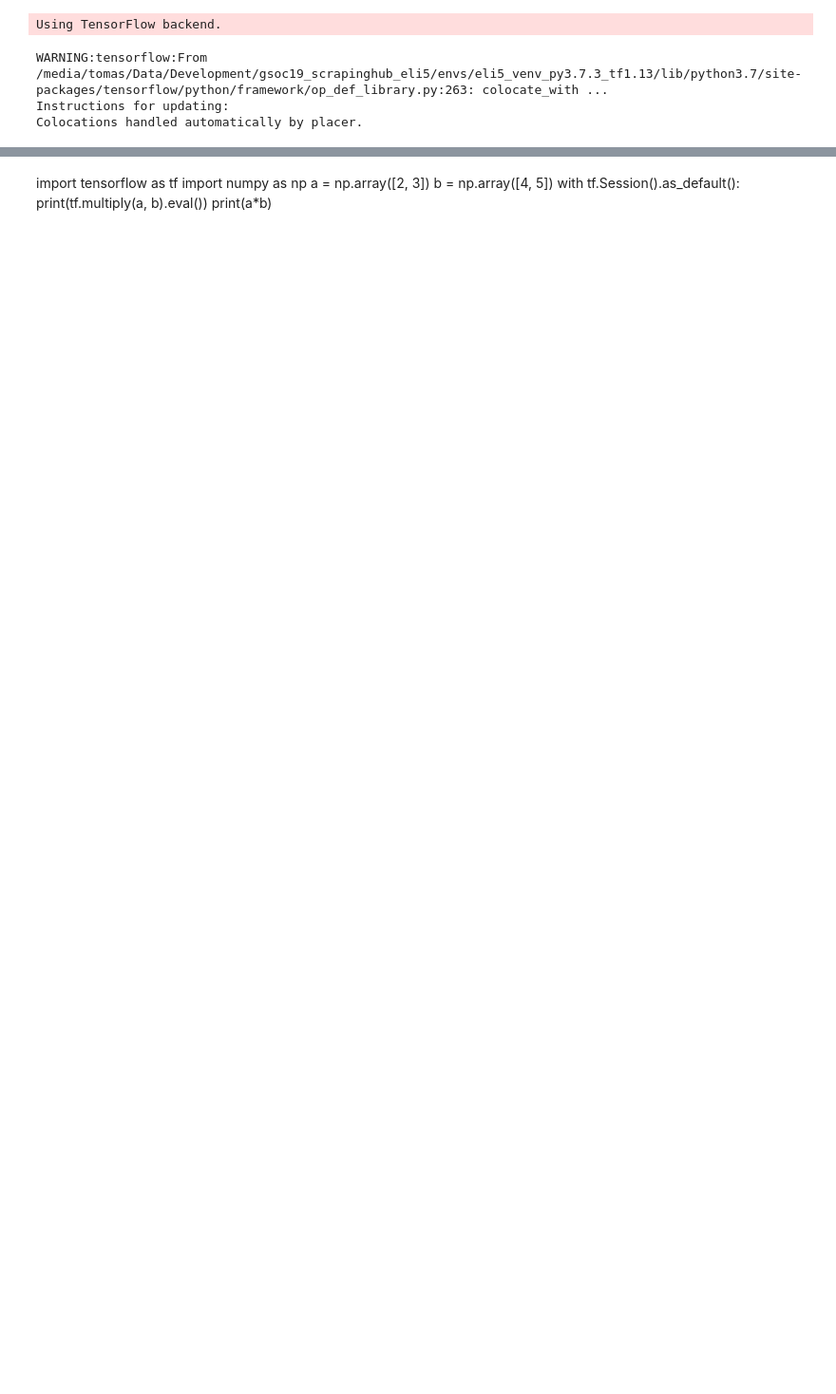
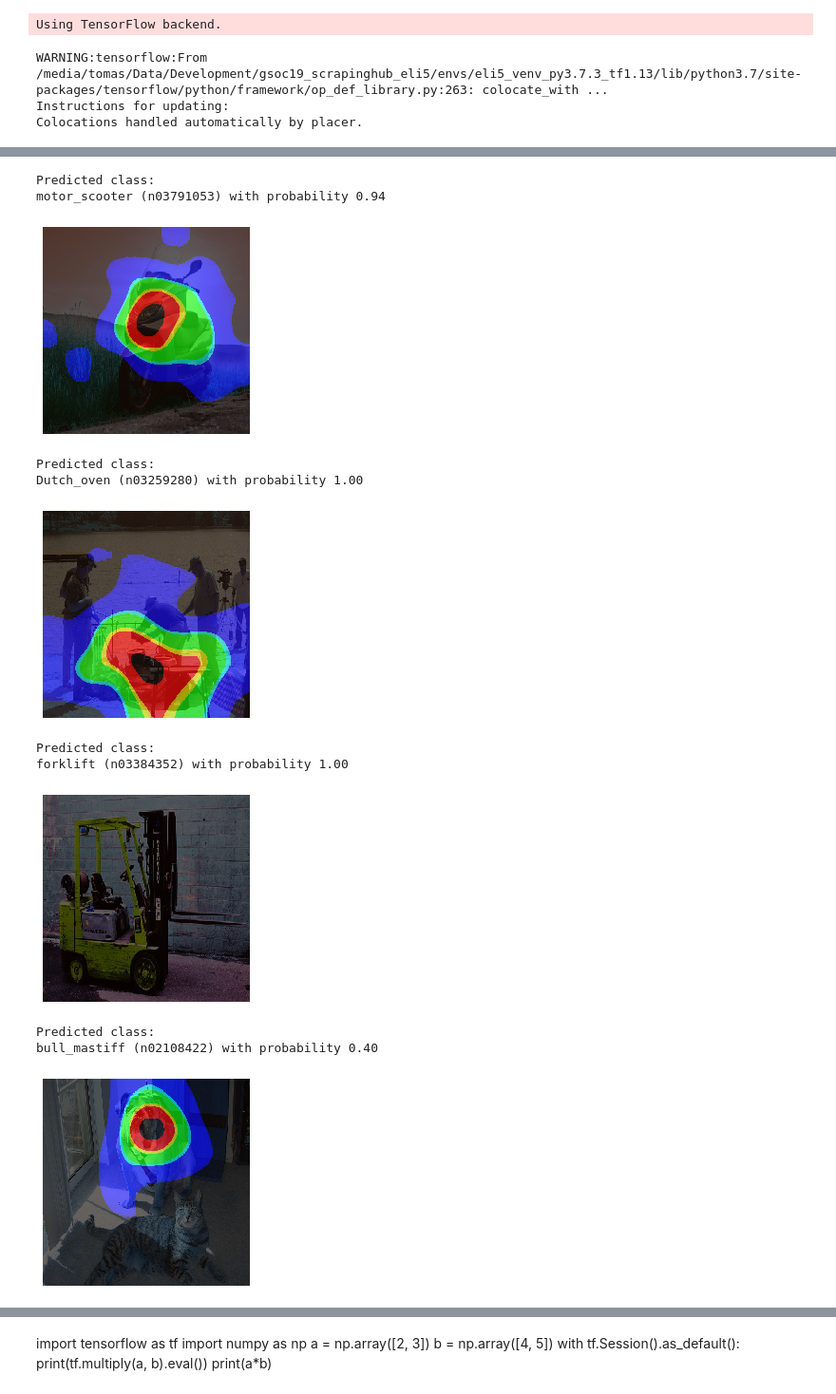
Before and after one commit to TeamHG-Memex/eli5, a Jupyter notebook: keras_image_prediction.ipynb, the cells around one changed output, grey strips where cells are left out. Shown at 95% size. Drawn from its saved outputs; the diff is of its cells as text; code cells hidden in the pictures; blank space fills up the shorter version.

```diff
--- a/keras_image_prediction.ipynb
+++ b/keras_image_prediction.ipynb
@@ -3,9 +3,7 @@
 %autoreload 2
 # %%
 import keras
-from keras.applications.vgg16 import VGG16
-
-img = 'examples/cat_dog.jpg'
+import keras.applications
 # %% [output]
 Using TensorFlow backend.
 # %%
@@ -14,10 +12,3 @@ vgg16 = VGG16(include_top=True, weights='imagenet', classes=1000)
 WARNING:tensorflow:From /media/tomas/Data/Development/gsoc19_scrapinghub_eli5/envs/eli5_venv_py3.7.3_tf1.13/lib/python3.7/site-packages/tensorflow/python/framework/op_def_library.py:263: colocate_with ...
 Instructions for updating:
 Colocations handled automatically by placer.
-# %%
-import eli5
-import os
-
-for img in os.listdir('examples/'):
-    E = eli5.explain_prediction(vgg16, os.path.join('examples/', img))
-    I = eli5.formatters.image.format_as_image(E)
@@ -75,0 +21,2 @@ print(a[:,:,0].shape)
+# %%
+resnet50 = keras.applications.resnet50.ResNet50(include_top=True, weights='imagenet', input_tensor=None, input_shape=None, pooling=None, classes=1000)
@@ -75,0 +33,46 @@ print(a[:,:,0].shape)
+# %%
+import eli5
+import os
+import matplotlib.pyplot as plt
+
+def show_dir(model, img_dir, *args, **kwargs):
+    imgs = os.listdir(img_dir)
+    for i, img in enumerate(imgs):
+        I = show(model, os.path.join(img_dir, img), *args, **kwargs)
+
+def show(model, img, *args, **kwargs):
+    E = eli5.explain_prediction(model, img, *args, **kwargs)
+    I = eli5.formatters.image.format_as_image(E)
+    return I
+
+# img = 'examples/cat_dog.jpg'
+# img = 'examples/170997360_8193925eef.jpg'
+# show(vgg16, img, layers="block5_conv3")
+# show(xception, img, layers="block14_sepconv2_act")
+
+# TESTMODELS = [
+#     (xception, keras.applications.xception.preprocess_input),
+#     (resnet50, keras.applications.resnet50.preprocess_input),
+#     (mobilenet, keras.applications.mobilenet.preprocess_input),
+#     (densenet, keras.applications.densenet.preprocess_input),
+#     (nasnet, keras.applications.nasnet.preprocess_input),
+# ]
+# for model, preprocess_fn in TESTMODELS:
+#     print(model.name)
+#     show_dir(model, 'examples', layers="block14_sepconv2_act", preprocessing=preprocess_fn)
+#     print('='*50)
+
+show_dir(resnet50, 'examples', layers='activation_49', preprocessing=keras.applications.resnet50.preprocess_input)
+# %% [output]
+Predicted class:
+motor_scooter (n03791053) with probability 0.94
+[figure, added]
+Predicted class:
+Dutch_oven (n03259280) with probability 1.00
+[figure, added]
+Predicted class:
+forklift (n03384352) with probability 1.00
+[figure, added]
+Predicted class:
+bull_mastiff (n02108422) with probability 0.40
+[figure, added]
```
Also changed, not shown: parts of 17 cells of this notebook, 3 other files.
